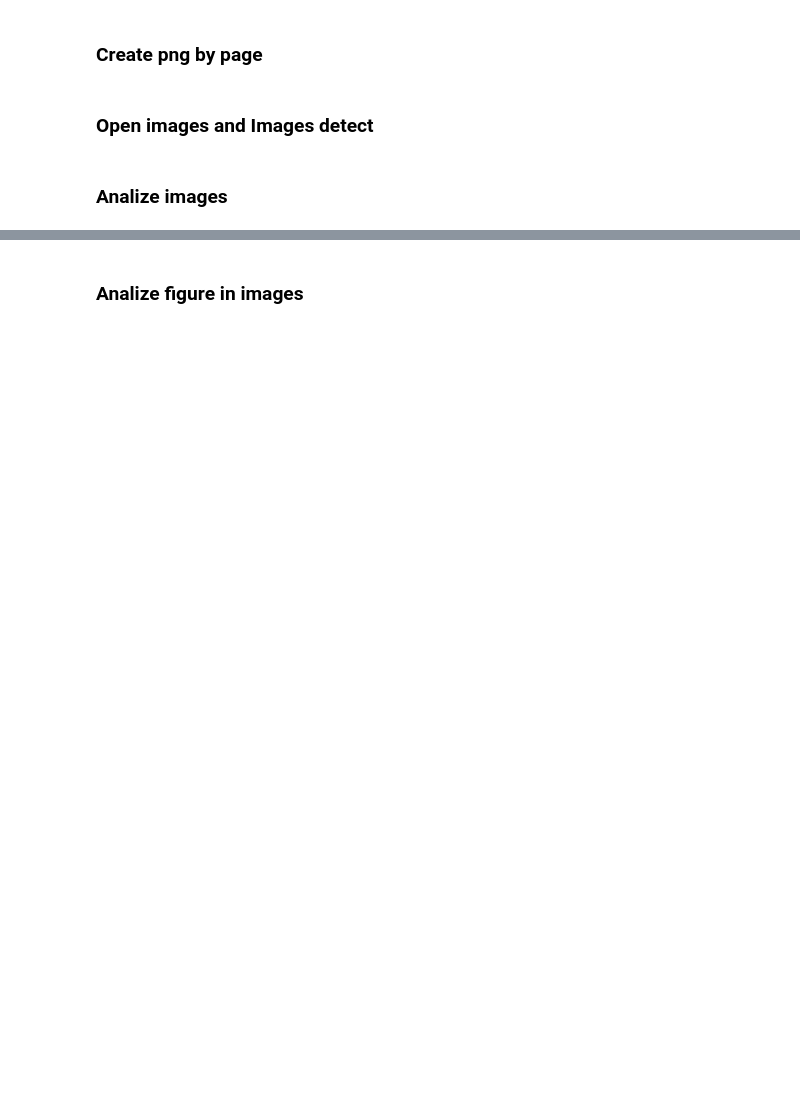
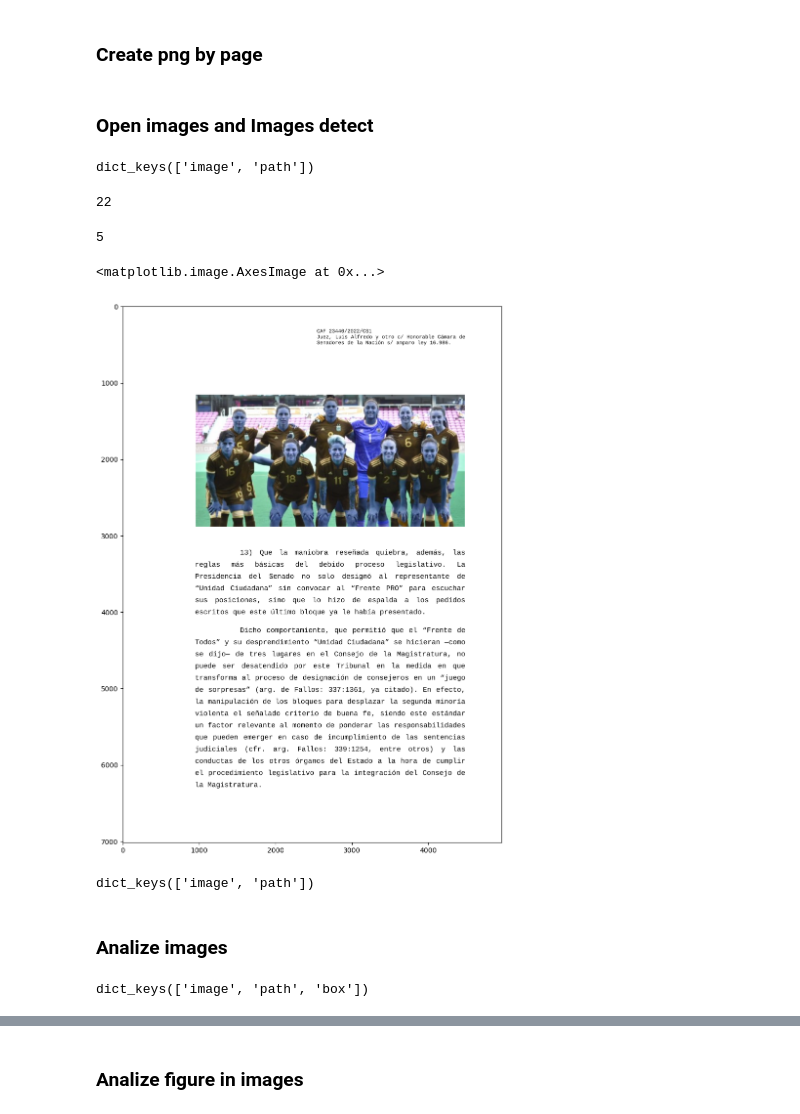
Before and after one commit to RomiLanda/ia2-cli, a Jupyter notebook: notebooks/02_image_recognition/03_all_process.ipynb, the cells around one changed output, grey strips where cells are left out. Drawn from its saved outputs; the diff is of its cells as text; code cells hidden in the pictures; blank space fills up the shorter version.

```diff
--- a/notebooks/02_image_recognition/03_all_process.ipynb
+++ b/notebooks/02_image_recognition/03_all_process.ipynb
@@ -41,15 +41,21 @@ def apply_image_detect(img_array):
                                      label_map={0: "Text", 1: "Title", 2: "List", 3:"Table", 4:"Figure"})
     return model.detect(img_array)
 
+# def transform_images(folder_images_path: str):
+#     """Transforma imagenes de una carpeta en array"""
+#     images = [[cv2.imread(file), file] for file in glob.glob(folder_images_path)]
+#     imgs_array_info = [[np.asarray(image[0]),image[1]] for image in images]
+#     return imgs_array_info
+
 def transform_images(folder_images_path: str):
     """Transforma imagenes de una carpeta en array"""
-    images = [cv2.imread(file) for file in glob.glob(folder_images_path)]
-    imgs_array = [np.asarray(image) for image in images]
-    return imgs_array
+    images = [[cv2.imread(file), file] for file in glob.glob(folder_images_path)]
+    imgs_array_info = [{'image': np.asarray(image[0]), 'path': image[1]} for image in images]
+    return imgs_array_info
 
-def classifier(img_array):
+def classifier(imgs_array_info):
     """Return True si hay figura"""
-    layuout = apply_image_detect(img_array)
+    layuout = apply_image_detect(imgs_array_info['image'])
     for ly in layuout.get_info('type'):
         if ly =='Figure':
             return True
@@ -57,13 +63,31 @@ def classifier(img_array):
             return False
 # %%
 images = transform_images("/resources/datasets/image_recognition/sentencias/images/*.png")
+# %%
+images[0].keys()
+# %% [output]
+dict_keys(['image', 'path'])
+# %%
+len(images)
+# %% [output]
+22
 # %%
 img_fig = [img for img in images if classifier(img)]
 # %%
 len(img_fig)
+# %% [output]
+5
 # %%
-# plt.figure(figsize=(10,40))
-# plt.imshow(img_fig[4])
+img_test = img_fig[4]
+plt.figure(figsize=(10,40))
+plt.imshow(img_test['image'])
+# %% [output]
+<matplotlib.image.AxesImage at 0x...>
+[figure, added]
+# %%
+img_test.keys()
+# %% [output]
+dict_keys(['image', 'path'])
 # %% [markdown]
 ### Analize images
 # %%
@@ -81,5 +106,6 @@ def get_images_boxes(img_array):
 # %%
-img_test = img_fig[4]
-box = get_images_boxes(img_test)
-box
+image_test = get_figure_boxes(img_test)
+image_test.keys()
+# %% [output]
+dict_keys(['image', 'path', 'box'])
 # %%
```
Also changed, not shown: parts of 17 cells of this notebook, 1 other file.
